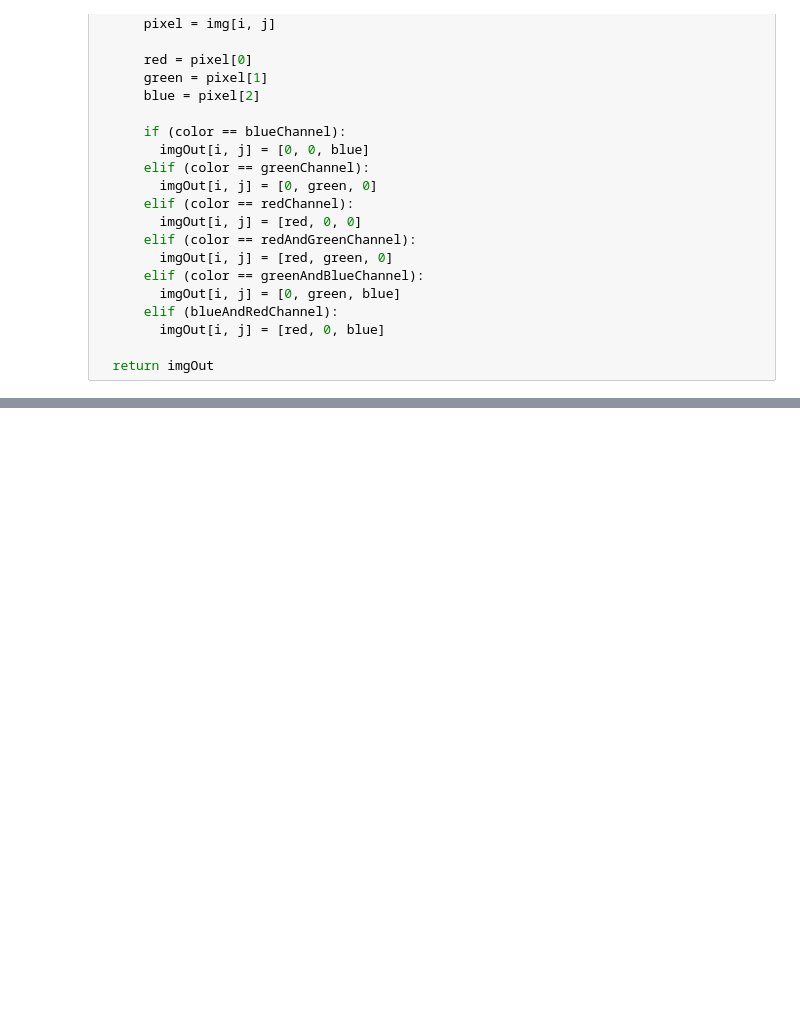
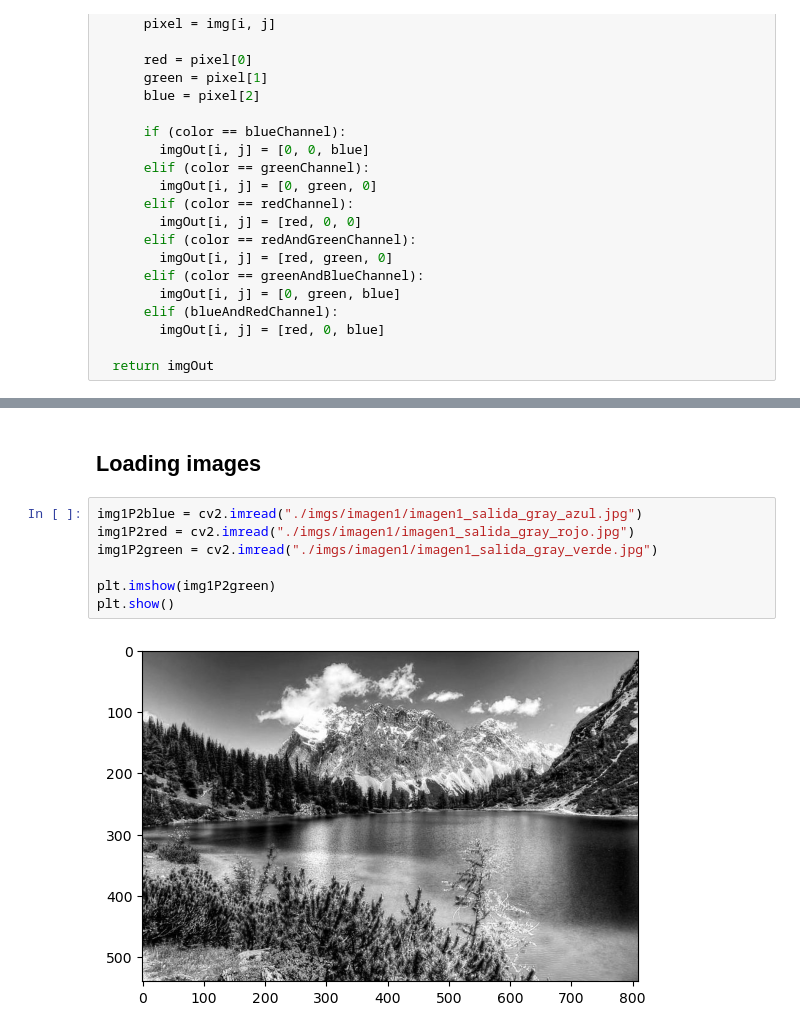
Before and after one commit to ochamodev/lab1_textmining_19001395_v, a Jupyter notebook: lab1_text_mining_19001395_v.ipynb, the cells around one changed output, grey strips where cells are left out. Drawn from its saved outputs; the diff is of its cells as text; blank space fills up the shorter version.

```diff
--- a/lab1_text_mining_19001395_v.ipynb
+++ b/lab1_text_mining_19001395_v.ipynb
@@ -71,0 +79,11 @@ plt.show()
+# %% [markdown]
+## Loading images
+# %%
+img1P2blue = cv2.imread("./imgs/imagen1/imagen1_salida_gray_azul.jpg")
+img1P2red = cv2.imread("./imgs/imagen1/imagen1_salida_gray_rojo.jpg")
+img1P2green = cv2.imread("./imgs/imagen1/imagen1_salida_gray_verde.jpg")
+
+plt.imshow(img1P2green)
+plt.show()
+# %% [output]
+[figure, added]
```
Also changed, not shown: parts of 28 cells of this notebook.
